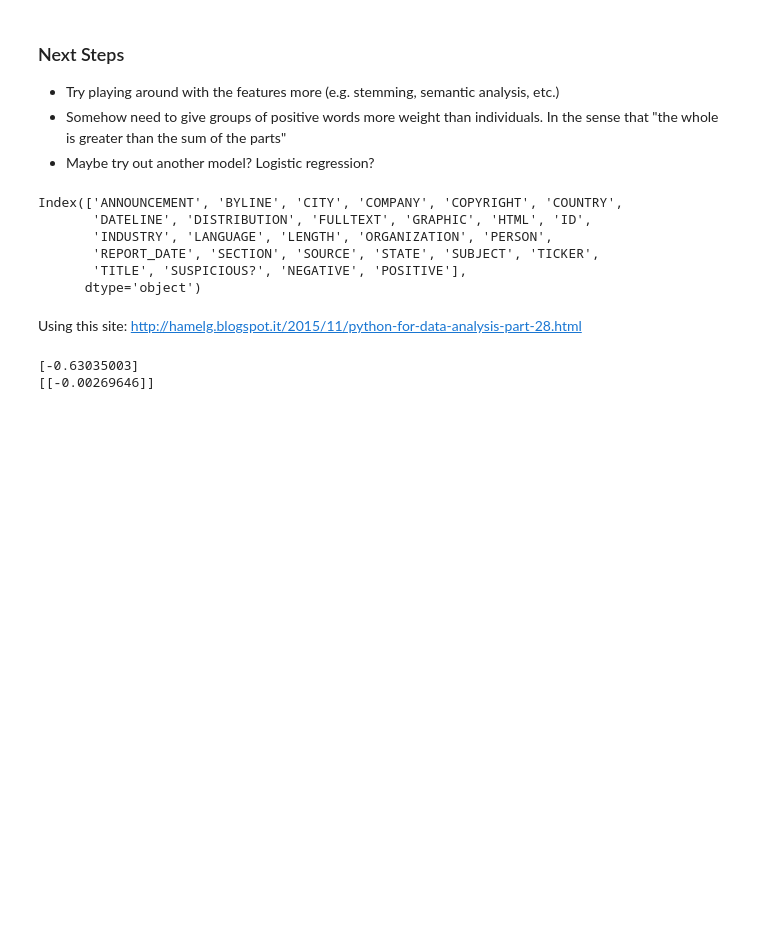
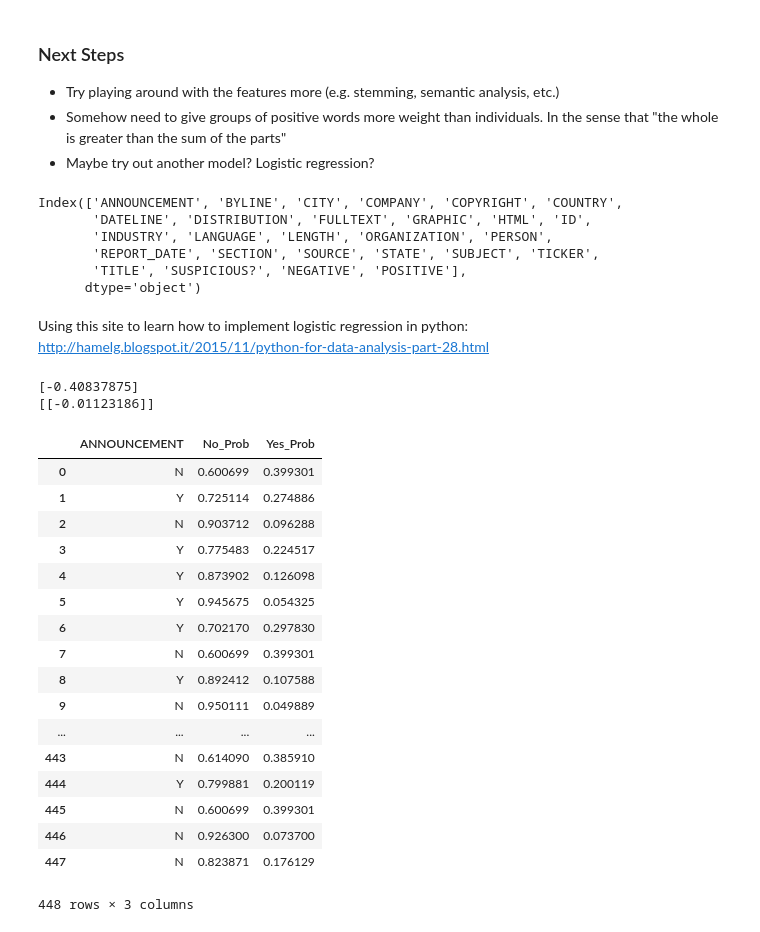
Before and after one commit to christopher-cao/nlp_project, a Jupyter notebook: February 27 - Initial Filtering.ipynb, the cells around one changed output. Saved outputs shown, nothing was run; the diff lists cells and outputs as text; code cells hidden in the pictures; blank space fills up the shorter version.

```diff
--- a/February 27 - Initial Filtering.ipynb
+++ b/February 27 - Initial Filtering.ipynb
@@ -367,5 +372,5 @@ keywordColumns(final_train)
 # %% [markdown]
-Using this site: http://hamelg.blogspot.it/2015/11/python-for-data-analysis-part-28.html
+Using this site to learn how to implement logistic regression in python: http://hamelg.blogspot.it/2015/11/python-for-data-analysis-part-28.html
 # %%
 from sklearn import linear_model
 from sklearn import preprocessing
@@ -373,17 +378,44 @@ from sklearn import preprocessing
 label_encoder = preprocessing.LabelEncoder()
 encoded_negative = label_encoder.fit_transform(final_train['NEGATIVE'])
 encoded_positive = label_encoder.fit_transform(final_train['POSITIVE'])
+encoded_announcement = label_encoder.fit_transform(final_train['ANNOUNCEMENT'])
 
 # Just try with one independent variable for now
 
 log_model = linear_model.LogisticRegression()
 
-log_model.fit(X = pd.DataFrame(encoded_positive),
-              y = final_train["ANNOUNCEMENT"])
+log_model.fit(X = pd.DataFrame(encoded_negative),
+              y = final_train['ANNOUNCEMENT'])
 
 print(log_model.intercept_)
 
 print(log_model.coef_)
 # %% [output]
-[-0.63035003]
-[[-0.00269646]]
+[-0.40837875]
+[[-0.01123186]]
+# %%
+predictions = log_model.predict_proba(X = pd.DataFrame(encoded_positive))
+predictions = pd.DataFrame(predictions)
+predictions.columns = ["No_Prob", "Yes_Prob"]
+# 0 is No. 1 is Yes.
+final = pd.concat([final_train['ANNOUNCEMENT'], predictions], axis=1)
+final
+# %% [output]
+|  | ANNOUNCEMENT | No_Prob | Yes_Prob |
+| 0 | N | 0.600699 | 0.399301 |
+| 1 | Y | 0.725114 | 0.274886 |
+| 2 | N | 0.903712 | 0.096288 |
+| 3 | Y | 0.775483 | 0.224517 |
+| 4 | Y | 0.873902 | 0.126098 |
+| 5 | Y | 0.945675 | 0.054325 |
+| 6 | Y | 0.702170 | 0.297830 |
+| 7 | N | 0.600699 | 0.399301 |
+| 8 | Y | 0.892412 | 0.107588 |
+| 9 | N | 0.950111 | 0.049889 |
+| ... | ... | ... | ... |
+| 443 | N | 0.614090 | 0.385910 |
+| 444 | Y | 0.799881 | 0.200119 |
+| 445 | N | 0.600699 | 0.399301 |
+| 446 | N | 0.926300 | 0.073700 |
+| 447 | N | 0.823871 | 0.176129 |
+448 rows × 3 columns
```
Also changed, not shown: parts of 17 cells of this notebook.
